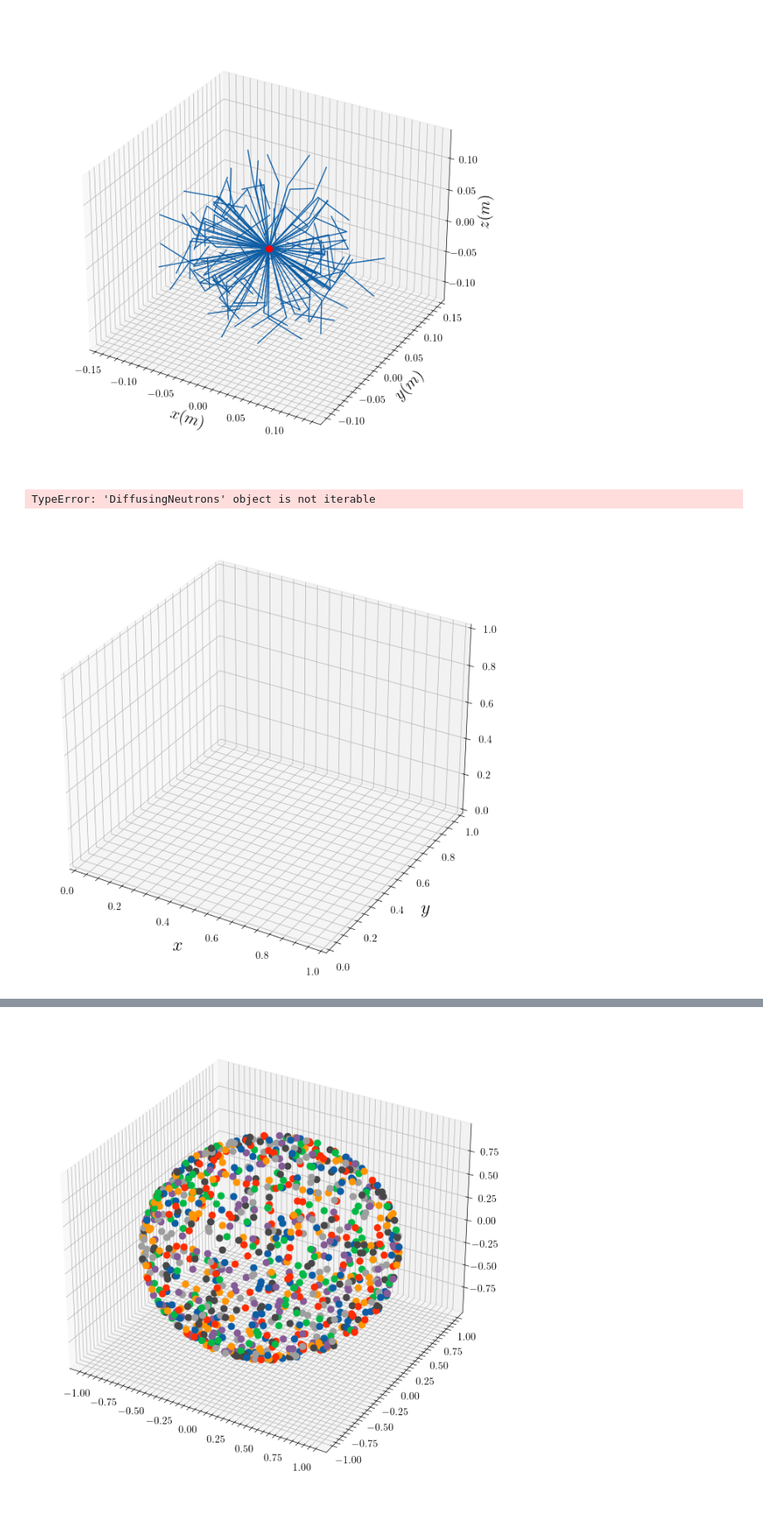
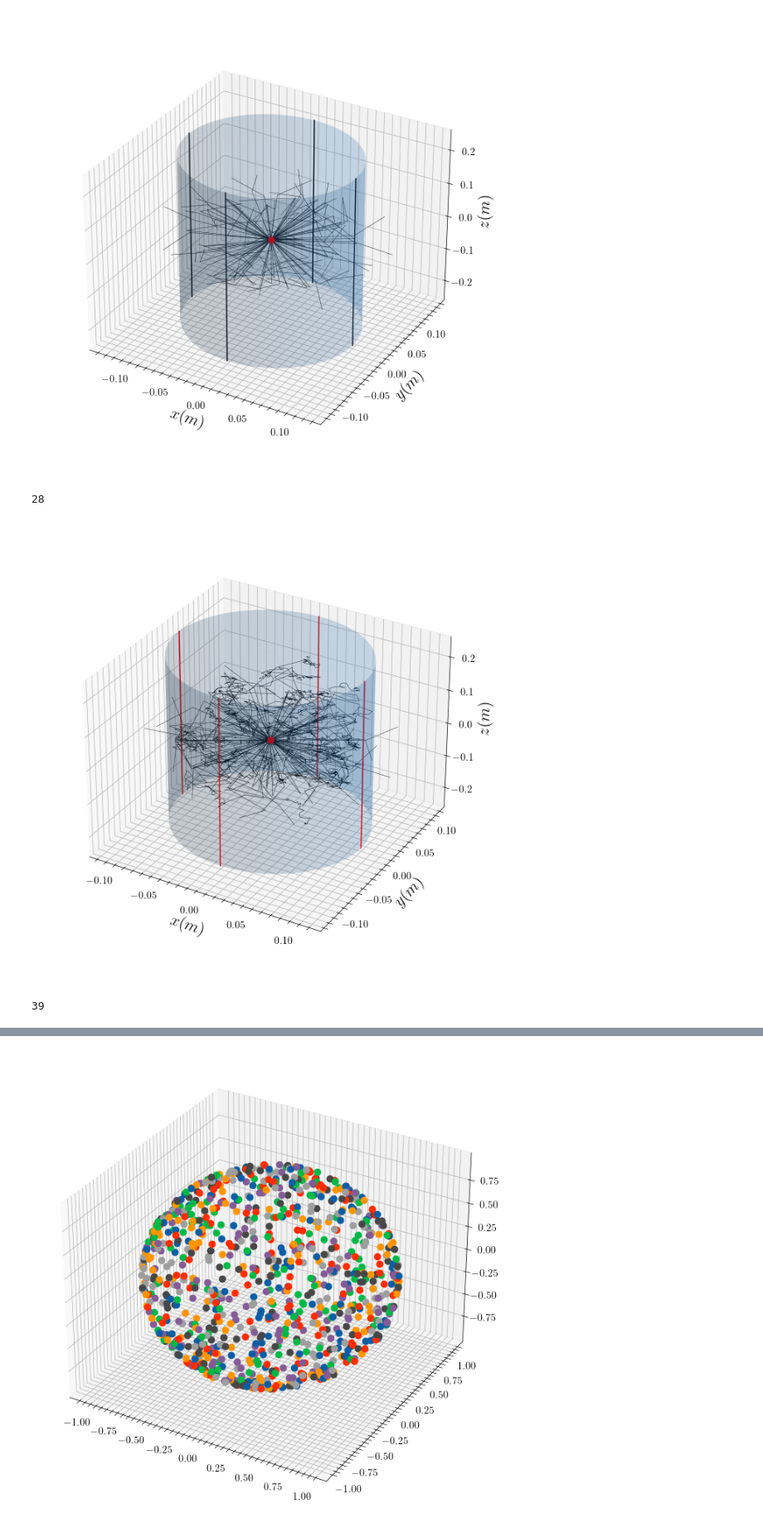
Before and after one commit to DerkNiessink/NeutroWater, a Jupyter notebook: collision.ipynb, the cells around one changed output, grey strips where cells are left out. Shown at 83% size. Cells and saved outputs as stored; diff of their text form; code cells hidden in the pictures.

Commit message:
Added method that returns the number of escaped neutrons from the tank

```diff
--- a/collision.ipynb
+++ b/collision.ipynb
@@ -26,3 +9,38 @@ def plot_trajectories(positions: np.ndarray):
+# %%
+def plot_trajectories(positions: np.ndarray, radius: float = None, height: float = None):
+
+    fig = plt.figure(figsize=(8, 8))
+    ax = fig.add_subplot(111, projection='3d')
+
+    if radius is not None and height is not None:
+        ax.plot([-radius, -radius], [0, 0], [-height/2, height/2], c="k")
+        ax.plot([0, 0], [radius, radius], [-height/2, height/2], c="k")
+
+    for position in positions:
+        x = [p[0] for p in position]
+        y = [p[1] for p in position]
+        z = [p[2] for p in position]
+        ax.plot(x, y, z, c="k", linewidth=0.3)
+
+    ax.plot(0, 0, 0, "o", c="r")
+    ax.set_xlabel("$x(m)$", fontsize=16)
+    ax.set_ylabel("$y(m)$", fontsize=16)
+    ax.set_box_aspect(aspect=None, zoom=0.9)
+    ax.set_zlabel("$z(m)$", fontsize=16)
+
+    if radius is not None and height is not None:
+        #ax.plot([0], [0], [-height/2], "o", c="r")
+        #ax.plot([0], [0], [height/2], "o", c="r")  # Adjust the height of the center point
+        #ax.plot([0, 0], [0, 0], [-height/2, height/2], c="r")  # Adjust the height of the center line
+        ax.plot([0, 0], [-radius, -radius], [-height/2, height/2], c="k")
+        ax.plot([radius, radius], [0, 0], [-height/2, height/2], c="k")
+        u = np.linspace(0, 2 * np.pi, 100)
+        v = np.linspace(0, height, 100)
+        x = radius * np.outer(np.cos(u), np.ones_like(v))
+        y = radius * np.outer(np.sin(u), np.ones_like(v))
+        z = np.outer(np.ones_like(u), v) - height/2  # Adjust the height of the cylinder
+        ax.plot_surface(x, y, z, color="C0", alpha=0.2)
+    plt.show()
 # %%
 data = pd.read_csv("data/mean_free_path.csv")
 mean_free_paths = list(data["lambda(m)"])
@@ -30,16 +48,20 @@ energies = list(data["Energy(eV)"])
 # %%
 nNeutrons = 100
 initial_positions = [np.array([0, 0, 0]) for _ in range(nNeutrons)]
 initial_energies = [10*10**6 for _ in range(nNeutrons)]
 
-diffusing_neutrons = DiffusingNeutrons(mean_free_paths, energies, initial_positions, initial_energies)
+diffusing_neutrons = DiffusingNeutrons(mean_free_paths, energies, initial_positions, initial_energies, radius_tank=0.1, height_tank=0.5)
 diffusing_neutrons.diffuse(nCollisions=2)
-plot_trajectories(diffusing_neutrons.get_positions())
+
+plot_trajectories(diffusing_neutrons.get_positions(), diffusing_neutrons.tank.radius, diffusing_neutrons.tank.height)
+diffusing_neutrons.get_number_escaped_neutrons()
 # %% [output]
-[figure, old version]
+[figure, new version]
+28
 # %%
 diffusing_neutrons.diffuse(nCollisions=30)
-plot_trajectories(diffusing_neutrons.get_positions())
+plot_trajectories(diffusing_neutrons.get_positions(), diffusing_neutrons.tank.radius, diffusing_neutrons.tank.height)
+diffusing_neutrons.get_number_escaped_neutrons()
 # %% [output]
+[figure, new version]
-TypeError: 'DiffusingNeutrons' object is not iterable
+39
-[figure, old version]
```
Also changed, not shown: parts of 3 cells of this notebook, 1 other file.
